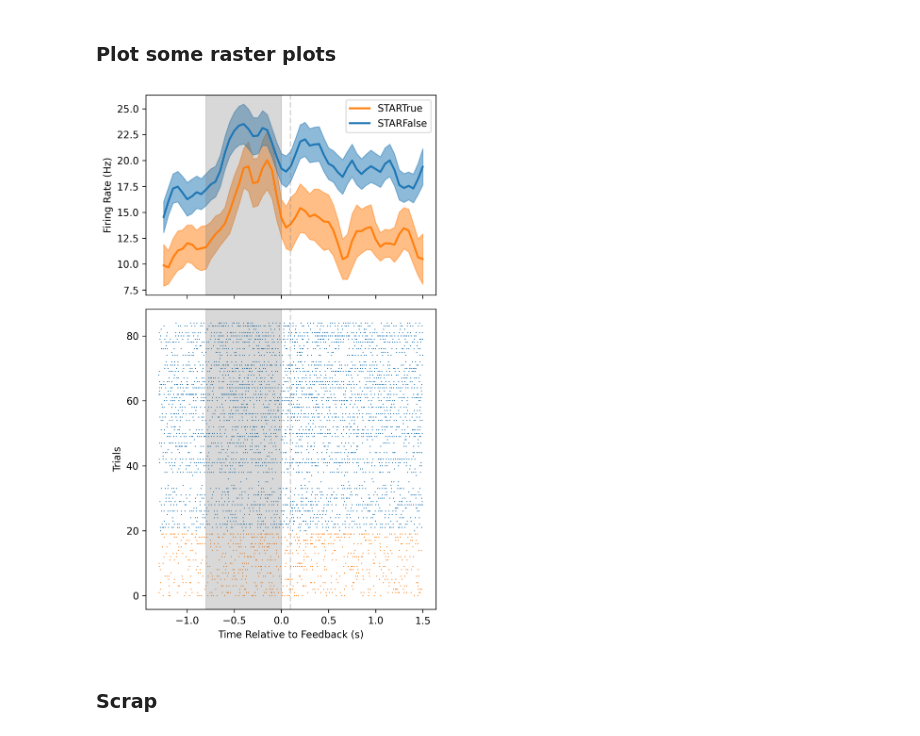
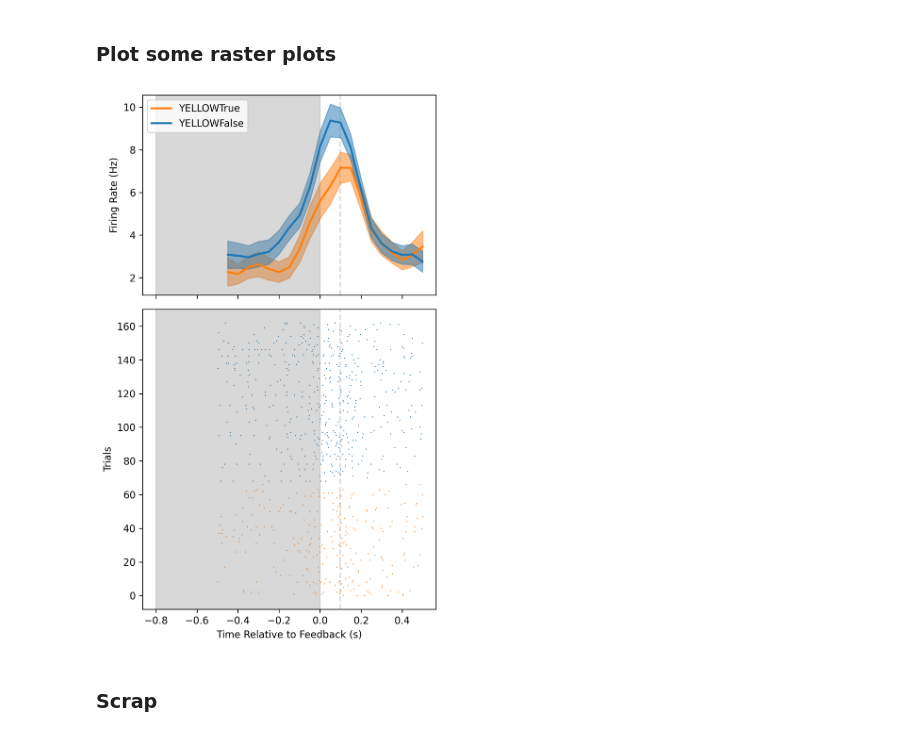
Before and after one commit to pqz317/wcst_decode, a Jupyter notebook: notebooks/20240405_examine_value_glms.ipynb, the cells around one changed output. Drawn from its saved outputs; the diff is of its cells as text; code cells hidden in the pictures.

```diff
--- a/notebooks/20240405_examine_value_glms.ipynb
+++ b/notebooks/20240405_examine_value_glms.ipynb
@@ -112,6 +122,22 @@ plot_features_frs_for_unit(unit_row)
 [figure]
 # %% [markdown]
 ### Check firing rates for different values
+# %%
+SESS_BEHAVIOR_PATH = "/data/rawdata/sub-SA/sess-{sess_name}/behavior/sub-SA_sess-{sess_name}_object_features.csv"
+
+# PRE_INTERVAL = 1300
+# POST_INTERVAL = 1500
+# INTERVAL_SIZE = 50
+# SMOOTH = 1
+# EVENT = "FeedbackOnset"
+
+PRE_INTERVAL = 500
+POST_INTERVAL = 500
+INTERVAL_SIZE = 50
+SMOOTH = 1
+EVENT = "FixationOnCross"
+
+FEATURE_DIMS = ["Color", "Shape", "Pattern"]
 # %%
 positions = spike_utils.get_unit_positions(sessions)
 # %%
@@ -128,9 +154,14 @@ def plot_unit_by_feature_value(unit_row, feature, ax):
     feature_selections = behavioral_utils.get_selection_features(valid_beh)
     valid_beh = pd.merge(valid_beh, feature_selections, on="TrialNumber", how="inner")
     beh = behavioral_utils.get_feature_values_per_session(session, valid_beh)
-    beh = beh[beh.Response == "Correct"]
+    beh["PrevResponse"] = beh.Response.shift()
     feature_dim = FEATURE_TO_DIM[feature]
-    beh = beh[beh[feature_dim] == feature]
+    beh[f"Prev{feature_dim}"] = beh[feature_dim].shift()
+    beh = beh[beh["PrevResponse"] == "Correct"]
+    beh = beh[beh[f"Prev{feature_dim}"] == feature]
+
+    print(f"{feature} {len(beh)}")
+
     beh["ValueGroup"] = beh[feature + "Value"] > threshold
     beh["ValueGroup"] = feature + beh["ValueGroup"].astype(str)
     pos = spike_utils.get_unit_positions_per_sess(session)
@@ -143,7 +174,9 @@ def plot_unit_by_feature_value(unit_row, feature, ax):
 
     visualization_utils.plot_mean_frs_by_group(session, unit_id, frs, beh, "ValueGroup", pos, ax, mode="FiringRate")
 # %%
-pseudo_unit_id = 2018080800
+# pseudo_unit_id = 2018092006
+# pseudo_unit_id = 2018080611
+pseudo_unit_id = 2018100211
 unit_row = positions[positions.PseudoUnitID == pseudo_unit_id].iloc[0]
 fig, axs = plt.subplots(3, 4, figsize=(20, 10))
 for i, feature in enumerate(FEATURES):
@@ -166,7 +211,7 @@ def plot_raster(unit, spike_times, beh, order_col, group_name, group_colors, gro
         ax.scatter(spikes.X, spikes.Y, marker="_", linewidths=1, label=group, s=1, color=group_colors[group])
 # %%
 unit_row = positions[positions.PseudoUnitID == pseudo_unit_id].iloc[0]
-feature = "STAR"
+feature = "YELLOW"
 
 session = unit_row.session
 unit_id = unit_row.UnitID
@@ -179,9 +224,16 @@ valid_beh = behavioral_utils.get_valid_trials(beh)
 feature_selections = behavioral_utils.get_selection_features(valid_beh)
 valid_beh = pd.merge(valid_beh, feature_selections, on="TrialNumber", how="inner")
 beh = behavioral_utils.get_feature_values_per_session(session, valid_beh)
-beh = beh[beh.Response == "Correct"]
+# beh = beh[beh.Response == "Correct"]
+# feature_dim = FEATURE_TO_DIM[feature]
+# beh = beh[beh[feature_dim] == feature]
+
+beh["PrevResponse"] = beh.Response.shift()
 feature_dim = FEATURE_TO_DIM[feature]
-beh = beh[beh[feature_dim] == feature]
+beh[f"Prev{feature_dim}"] = beh[feature_dim].shift()
+beh = beh[beh["PrevResponse"] == "Correct"]
+beh = beh[beh[f"Prev{feature_dim}"] == feature]
+
 beh["ValueGroup"] = beh[feature + "Value"] > threshold
 beh["ValueGroup"] = feature + beh["ValueGroup"].astype(str)
 pos = spike_utils.get_unit_positions_per_sess(session)
@@ -196,34 +248,34 @@ spike_times = spike_general.get_spike_times(None, SUBJECT, session, species_dir=
 intervals = behavioral_utils.get_trial_intervals(valid_beh, EVENT, PRE_INTERVAL, POST_INTERVAL)
 spike_by_trial_interval = spike_utils.get_spikes_by_trial_interval(spike_times, intervals)
 spike_by_trial_interval.TrialNumber = spike_by_trial_interval.TrialNumber.astype(int)
 
 group_name = "ValueGroup"
 group_colors = {
     feature + "False": "tab:blue",
     feature + "True": "tab:orange",
 }
 # group_ordering = ["POLKADOT", "SWIRL", "ESCHER", "RIPPLE"]
 group_ordering = [feature + "True", feature + "False"]
 
 fig, axs = plt.subplots(2, 1, figsize=(5, 8), gridspec_kw={'height_ratios': [4, 6]}, sharex=True, dpi=300)
 
 ax = axs[0]
 visualization_utils.plot_mean_frs_by_group(
     session, unit_id, frs, beh, group_name, pos, ax,
     mode="FiringRate", group_colors=group_colors, group_order=group_ordering, set_ax=False
 )
 ax.axvspan(-0.8, 0, alpha=0.3, color='gray')
 ax.axvline(0.098, alpha=0.3, color='gray', linestyle='dashed')
 ax.set_ylabel("Firing Rate (Hz)")
 ax = axs[1]
 plot_raster(unit_id, spike_by_trial_interval, beh, feature + "Value", group_name, group_colors, group_ordering, ax)
 ax.axvspan(-0.8, 0, alpha=0.3, color='gray')
 ax.axvline(0.098, alpha=0.3, color='gray', linestyle='dashed')
 ax.set_ylabel("Trials")
 ax.set_xlabel("Time Relative to Feedback (s)")
 fig.tight_layout()
 # %% [output]
-[figure, old version]
+[figure, new version]
 # %% [markdown]
 ### Scrap
 # %%
```
Also changed, not shown: parts of 5 cells of this notebook, 8 other files.
